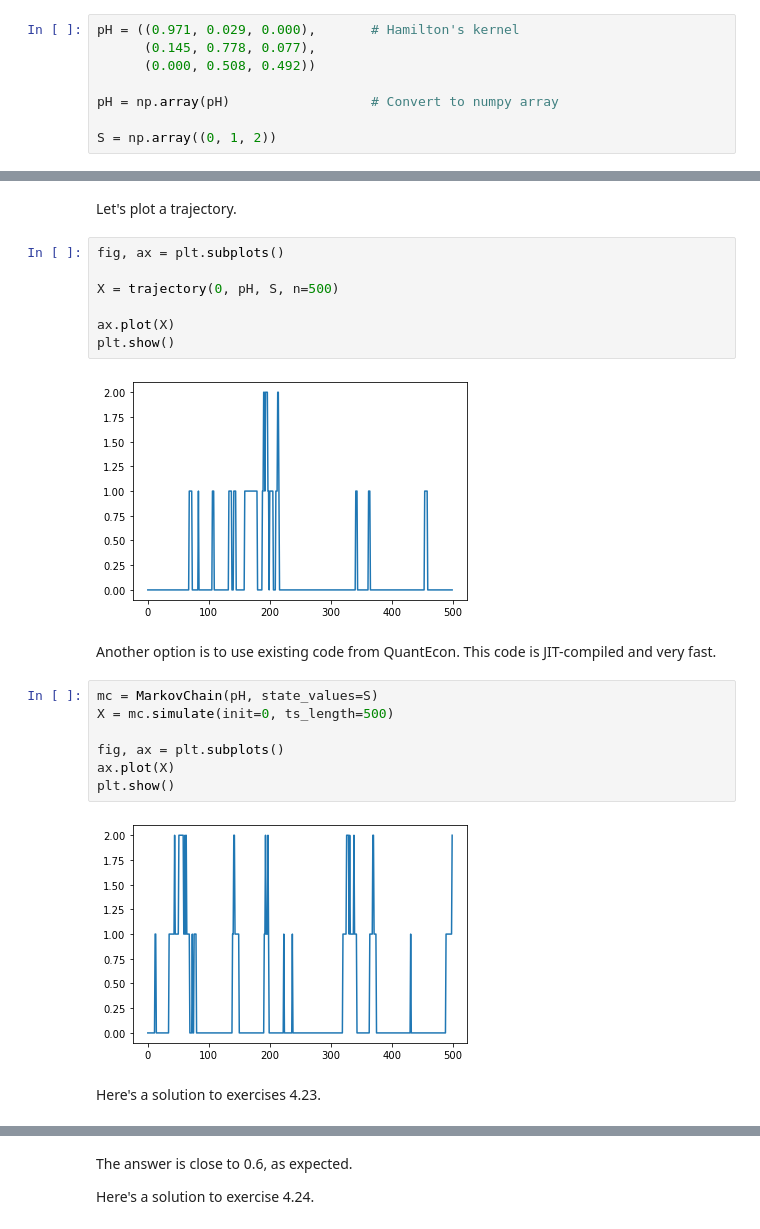
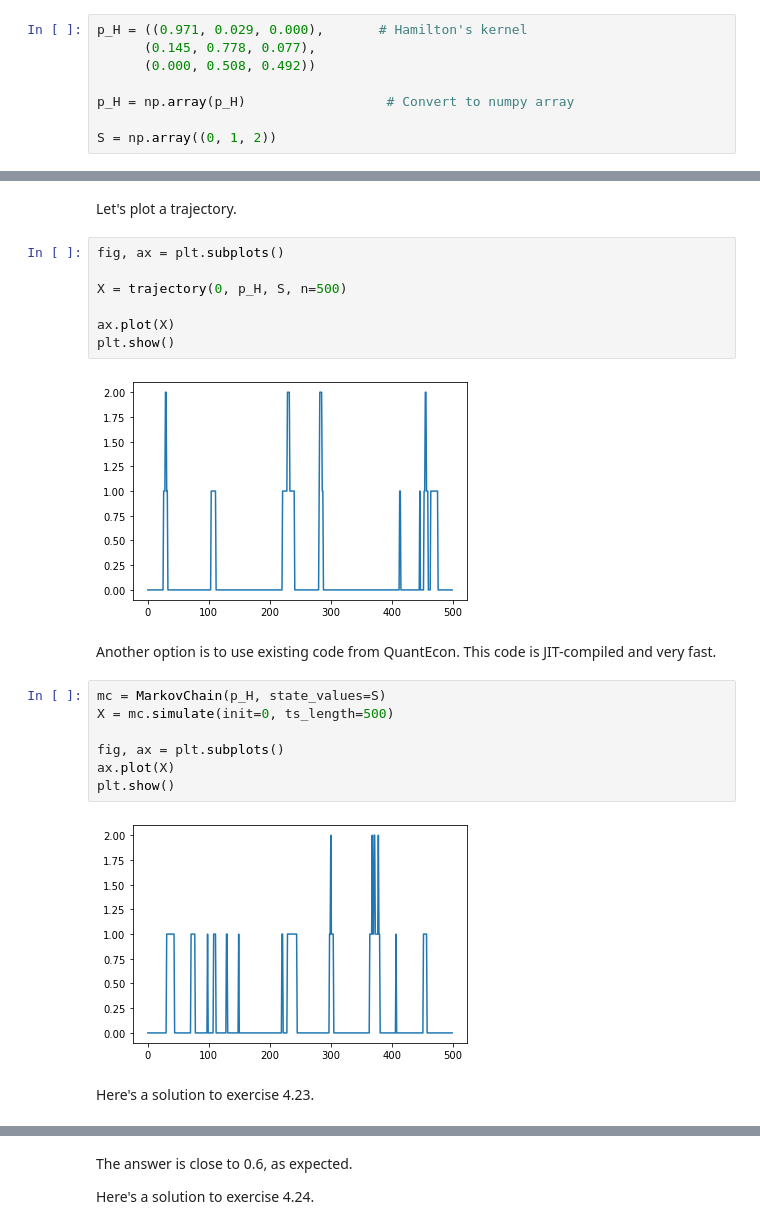
Before and after one commit to jstac/edtc-code, a Jupyter notebook: _sources/ch4.ipynb, the cells around one changed output, grey strips where cells are left out. Saved outputs shown, nothing was run; the diff lists cells and outputs as text.

```diff
--- a/_sources/ch4.ipynb
+++ b/_sources/ch4.ipynb
@@ -206,11 +204,11 @@ plt.show()
 
 Our first task is to simulate time series from Hamilton's Markov chain
 # %%
-pH = ((0.971, 0.029, 0.000),       # Hamilton's kernel
+p_H = ((0.971, 0.029, 0.000),       # Hamilton's kernel
       (0.145, 0.778, 0.077),
       (0.000, 0.508, 0.492))
 
-pH = np.array(pH)                  # Convert to numpy array
+p_H = np.array(p_H)                  # Convert to numpy array
 
 S = np.array((0, 1, 2))
 # %% [markdown]
@@ -242,26 +240,26 @@ Let's plot a trajectory.
 # %%
 fig, ax = plt.subplots()
 
-X = trajectory(0, pH, S, n=500)
+X = trajectory(0, p_H, S, n=500)
 
 ax.plot(X)
 plt.show()
 # %% [output]
-[figure, old version]
+[figure, new version]
 # %% [markdown]
 Another option is to use existing code from QuantEcon.  This code is
 JIT-compiled and very fast.
 # %%
-mc = MarkovChain(pH, state_values=S)
+mc = MarkovChain(p_H, state_values=S)
 X = mc.simulate(init=0, ts_length=500)
 
 fig, ax = plt.subplots()
 ax.plot(X)
 plt.show()
 # %% [output]
-[figure, old version]
+[figure, new version]
 # %% [markdown]
-Here's a solution to exercises 4.23.
+Here's a solution to exercise 4.23.
 # %%
 @jit
 def compute_marginal(n=100_000, T=10):
```
Also changed, not shown: parts of 21 cells of this notebook, 26 other files.
